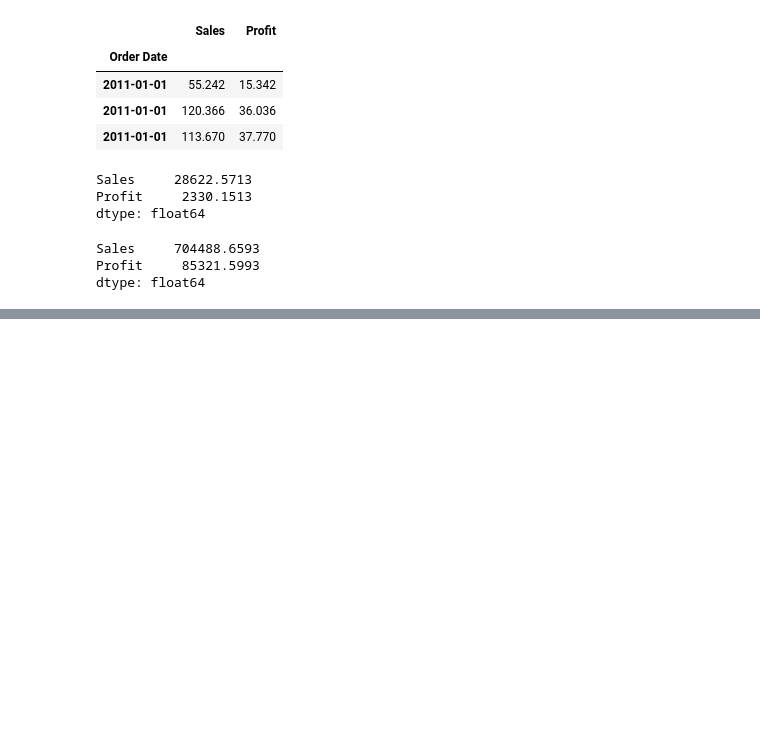
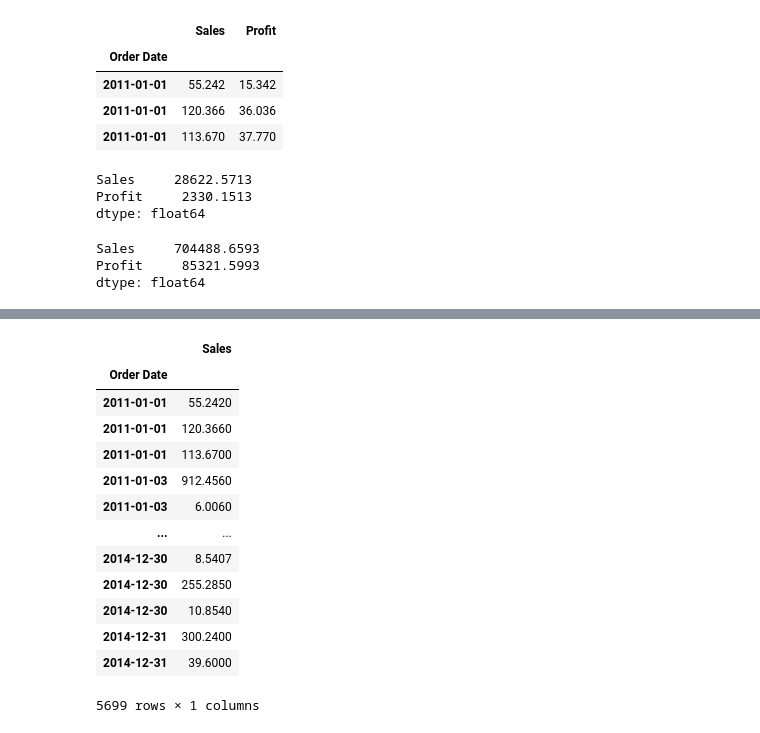
Before and after one commit to kaymansrinivasan/Machine_Learning, a Jupyter notebook: .ipynb/Time Series_1.ipynb, the cells around one changed output, grey strips where cells are left out. Cells and saved outputs as stored; diff of their text form; code cells hidden in the pictures; blank space fills up the shorter version.

```diff
--- a/.ipynb/Time Series_1.ipynb
+++ b/.ipynb/Time Series_1.ipynb
@@ -121,0 +149,17 @@ dtype: float64
+# %%
+df
+# %% [output]
+|  | Sales |
+| Order Date |  |
+| 2011-01-01 | 55.2420 |
+| 2011-01-01 | 120.3660 |
+| 2011-01-01 | 113.6700 |
+| 2011-01-03 | 912.4560 |
+| 2011-01-03 | 6.0060 |
+| ... | ... |
+| 2014-12-30 | 8.5407 |
+| 2014-12-30 | 255.2850 |
+| 2014-12-30 | 10.8540 |
+| 2014-12-31 | 300.2400 |
+| 2014-12-31 | 39.6000 |
+5699 rows × 1 columns
```
Also changed, not shown: parts of 8 cells of this notebook.
